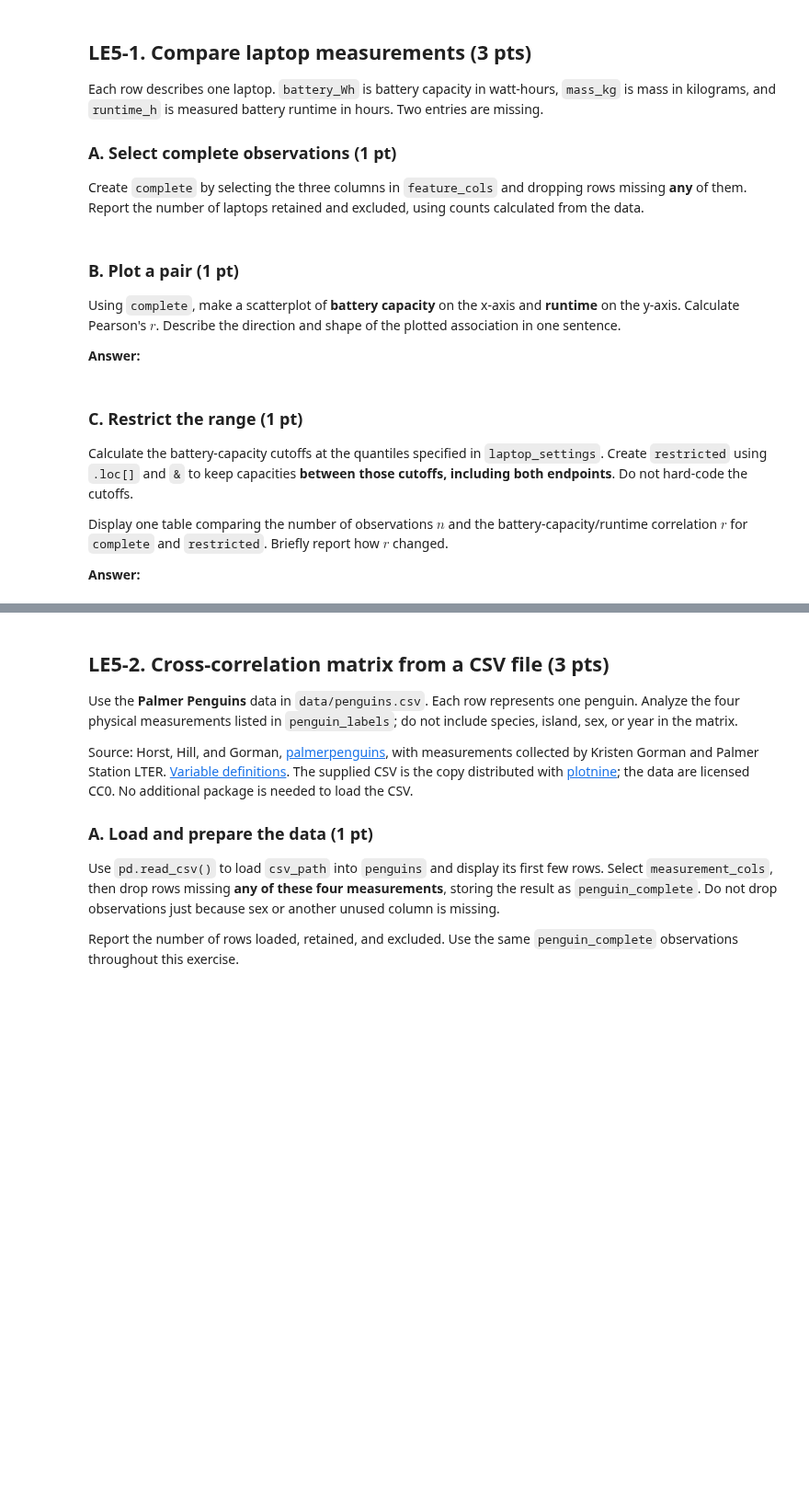
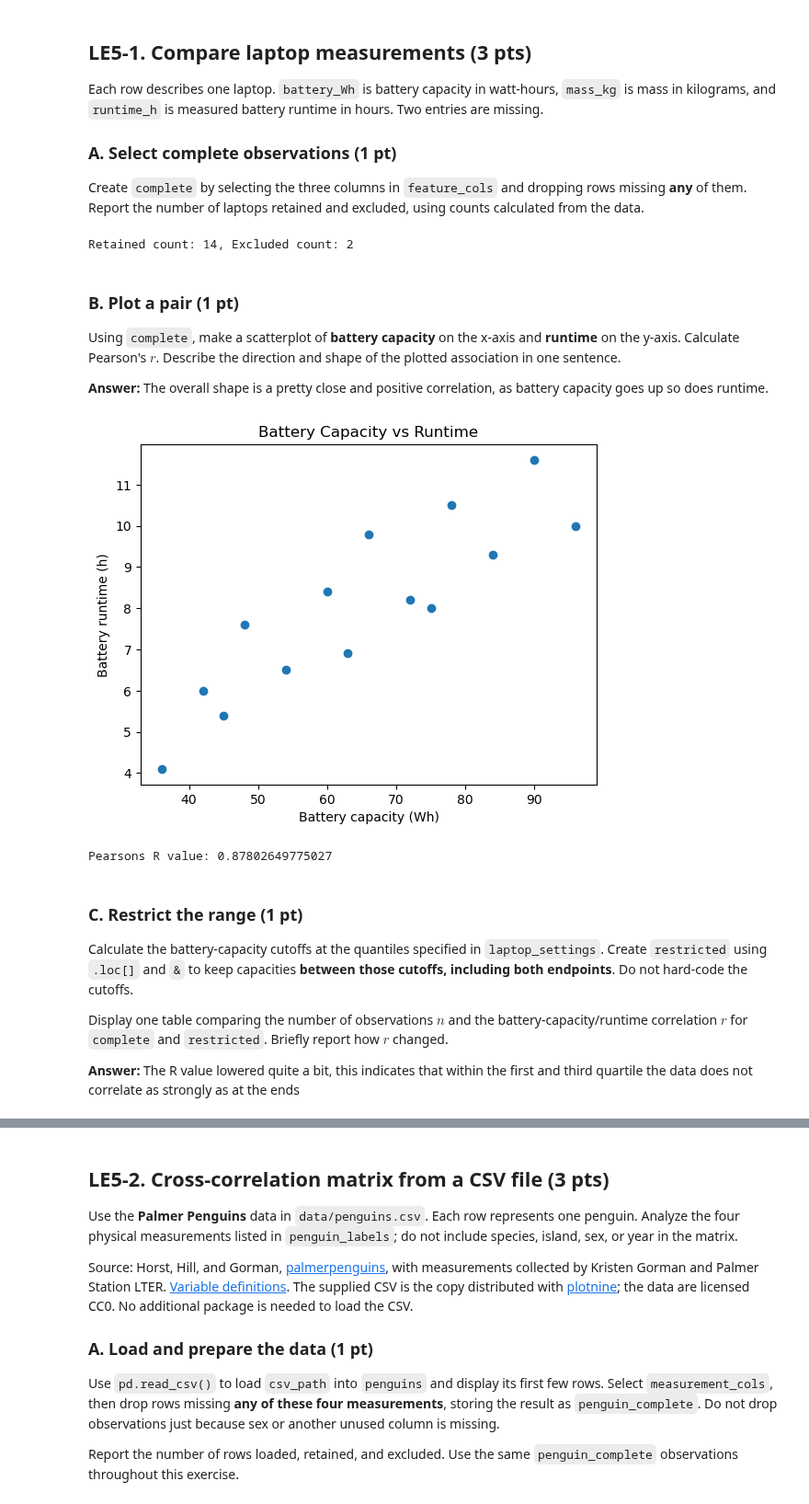
Before and after one commit to DanElkoni/26f-engr1451-2451, a Jupyter notebook: 1-assignments/LE05/LE05.ipynb, the cells around one changed output, grey strips where cells are left out. Shown at 92% size. Drawn from its saved outputs; the diff is of its cells as text; code cells hidden in the pictures; blank space fills up the shorter version.

```diff
--- a/1-assignments/LE05/LE05.ipynb
+++ b/1-assignments/LE05/LE05.ipynb
@@ -61,17 +61,40 @@ laptop_settings = {
 }
 
 # Your complete-case selection and retained/excluded counts here
+complete = laptops.dropna()
+
+retained_count = len(complete["battery_Wh"])
+excluded_count = len(laptops["battery_Wh"])-len(complete["battery_Wh"])
+
+print(f"Retained count: {retained_count}, Excluded count: {excluded_count}")
+# %% [output]
+Retained count: 14, Excluded count: 2
 # %% [markdown]
 ### B. Plot a pair (1 pt)
 
 Using `complete`, make a scatterplot of **battery capacity** on the x-axis and **runtime** on the y-axis. Calculate Pearson's $r$. Describe the direction and shape of the plotted association in one sentence.
 
-**Answer:**
+**Answer:** The overall shape is a pretty close and positive correlation, as battery capacity goes up so does runtime.
 # %%
 xcol = "battery_Wh"
 ycol = "runtime_h"
 
 # Your scatterplot and Pearson correlation here
+pearson_r_complete = complete[xcol].corr(complete[ycol])
+
+fig, ax = plt.subplots()
+
+ax.scatter(complete[xcol], complete[ycol])
+ax.set_title("Battery Capacity vs Runtime")
+ax.set_xlabel(laptop_labels[xcol])
+ax.set_ylabel(laptop_labels[ycol])
+
+plt.show()
+
+print(f"Pearsons R value: {pearson_r_complete}")
+# %% [output]
+[figure, added]
+Pearsons R value: 0.87802649775027
 # %% [markdown]
 ### C. Restrict the range (1 pt)
 
@@ -79,6 +102,6 @@ Calculate the battery-capacity cutoffs at the quantiles specified in `laptop_set
 
 Display one table comparing the number of observations $n$ and the battery-capacity/runtime correlation $r$ for `complete` and `restricted`. Briefly report how $r$ changed.
 
-**Answer:**
+**Answer:** The R value lowered quite a bit, this indicates that within the first and third quartile the data does not correlate as strongly as at the ends
 # %%
 # Your data-derived cutoffs, Boolean filter, and n/r comparison here
```
Also changed, not shown: parts of 4 cells of this notebook, 1 other file.
